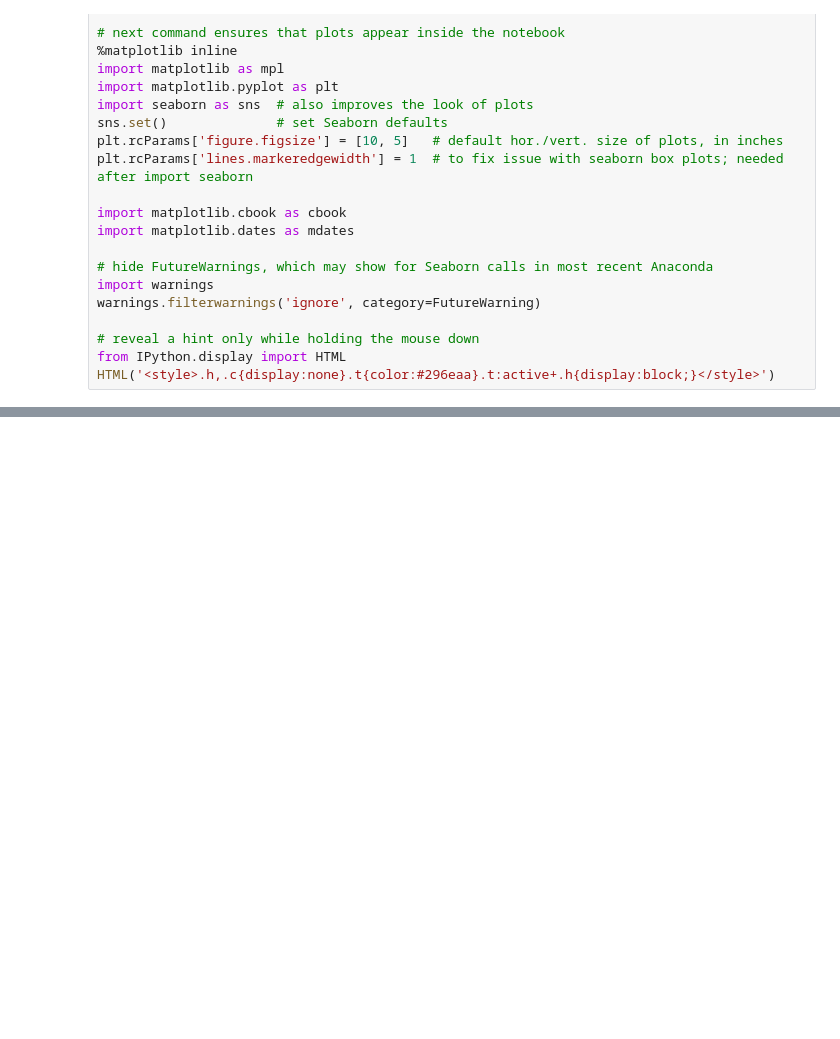
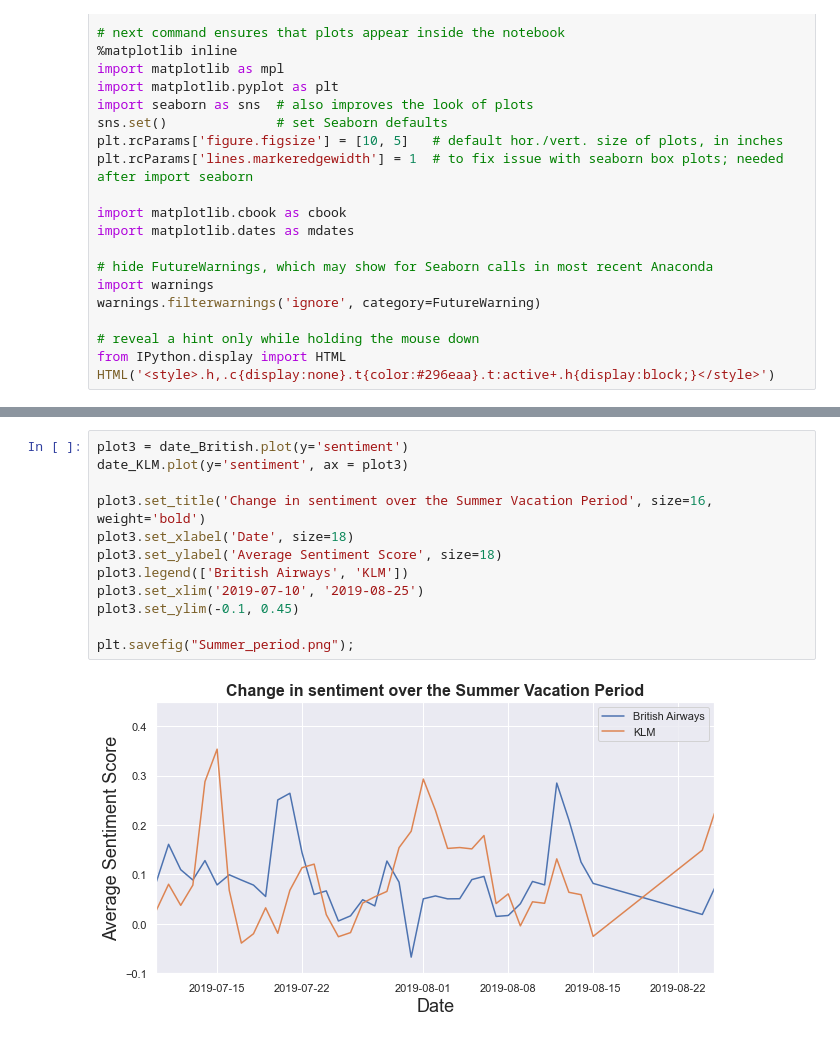
Before and after one commit to NiteSkies/DBL-DC-G2-2023, a Jupyter notebook: Extra 1.ipynb, the cells around one changed output, grey strips where cells are left out. Cells and saved outputs as stored; diff of their text form; blank space fills up the shorter version.

```diff
--- a/Extra 1.ipynb
+++ b/Extra 1.ipynb
@@ -147,0 +222,14 @@ date_KLM.plot(y='sentiment', ax = plot3);
+# %%
+plot3 = date_British.plot(y='sentiment')
+date_KLM.plot(y='sentiment', ax = plot3)
+
+plot3.set_title('Change in sentiment over the Summer Vacation Period', size=16, weight='bold')
+plot3.set_xlabel('Date', size=18)
+plot3.set_ylabel('Average Sentiment Score', size=18)
+plot3.legend(['British Airways', 'KLM'])
+plot3.set_xlim('2019-07-10', '2019-08-25')
+plot3.set_ylim(-0.1, 0.45)
+
+plt.savefig("Summer_period.png");
+# %% [output]
+[figure, added]
```
Also changed, not shown: parts of 8 cells of this notebook.
